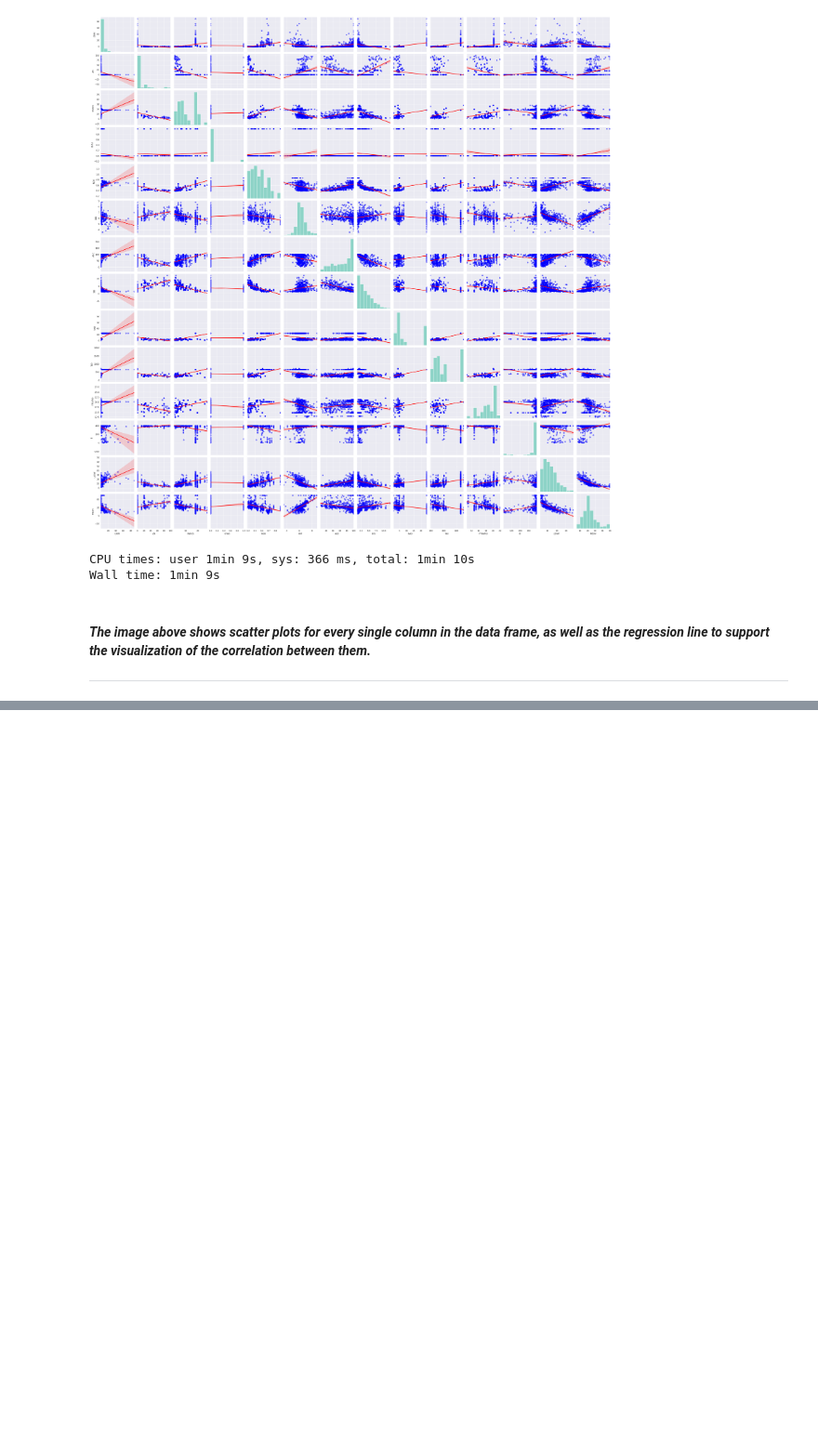
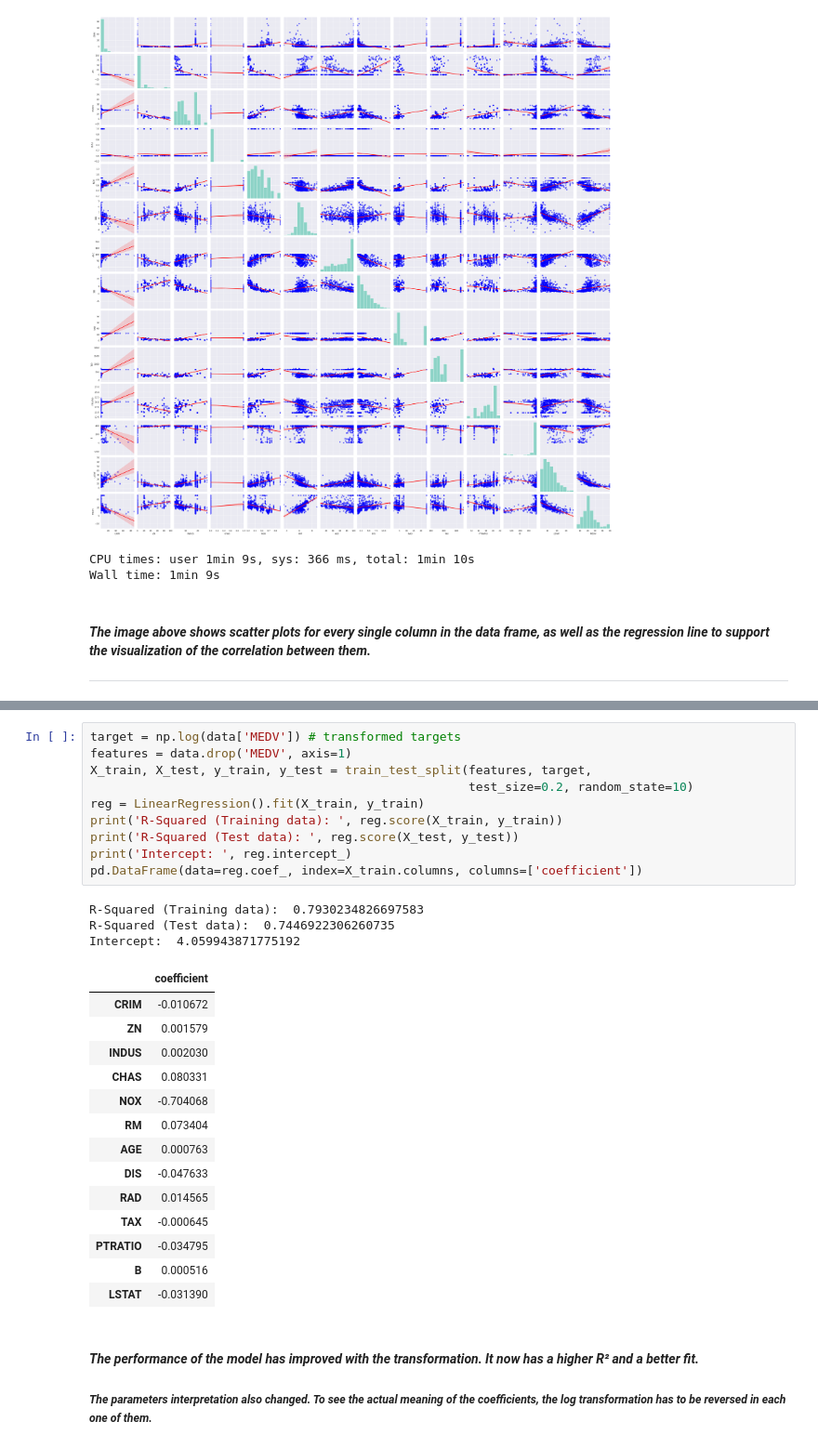
Before and after one commit to playeredlc/DataScience-Learnings, a Jupyter notebook: Linear-Regression/House-Prices-Prediction/house_prices_multivar_regression.ipynb, the cells around one changed output, grey strips where cells are left out. Shown at 93% size. Saved outputs shown, nothing was run; the diff lists cells and outputs as text; blank space fills up the shorter version.

```diff
--- a/Linear-Regression/House-Prices-Prediction/house_prices_multivar_regression.ipynb
+++ b/Linear-Regression/House-Prices-Prediction/house_prices_multivar_regression.ipynb
@@ -418,0 +456,31 @@ Intercept:  36.533051382824596
+# %%
+target = np.log(data['MEDV']) # transformed targets
+features = data.drop('MEDV', axis=1)
+X_train, X_test, y_train, y_test = train_test_split(features, target,
+                                                    test_size=0.2, random_state=10)
+reg = LinearRegression().fit(X_train, y_train)
+print('R-Squared (Training data): ', reg.score(X_train, y_train))
+print('R-Squared (Test data): ', reg.score(X_test, y_test))
+print('Intercept: ', reg.intercept_)
+pd.DataFrame(data=reg.coef_, index=X_train.columns, columns=['coefficient'])
+# %% [output]
+R-Squared (Training data):  0.7930234826697583
+R-Squared (Test data):  0.7446922306260735
+Intercept:  4.059943871775192
+|  | coefficient |
+| CRIM | -0.010672 |
+| ZN | 0.001579 |
+| INDUS | 0.002030 |
+| CHAS | 0.080331 |
+| NOX | -0.704068 |
+| RM | 0.073404 |
+| AGE | 0.000763 |
+| DIS | -0.047633 |
+| RAD | 0.014565 |
+| TAX | -0.000645 |
+| PTRATIO | -0.034795 |
+| B | 0.000516 |
+| LSTAT | -0.031390 |
+# %% [markdown]
+#### *The performance of the model has improved with the transformation. It now has a higher R² and a better fit.*
+##### *The parameters interpretation also changed. To see the actual meaning of the coefficients, the log transformation has to be reversed in each one of them.*
```
Also changed, not shown: parts of 23 cells of this notebook.
